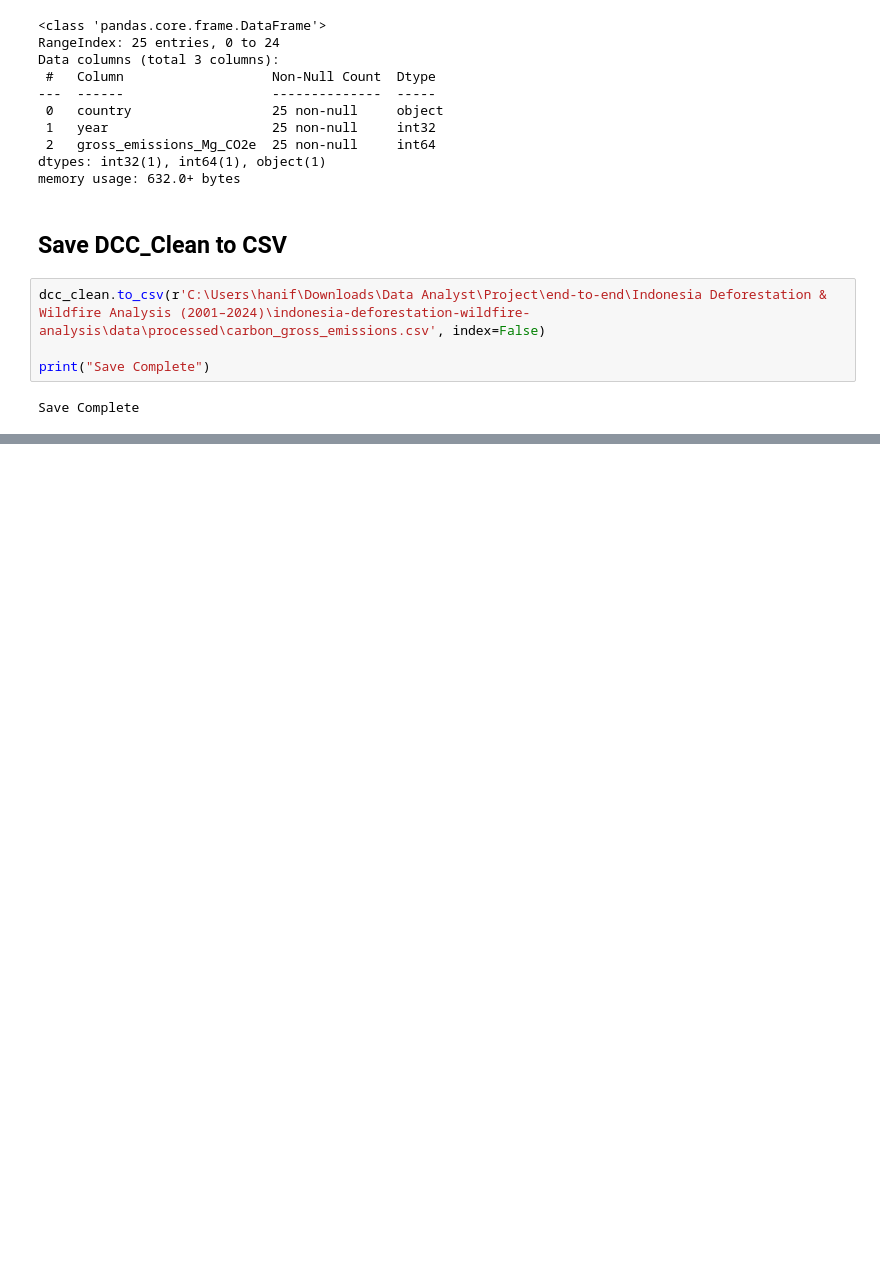
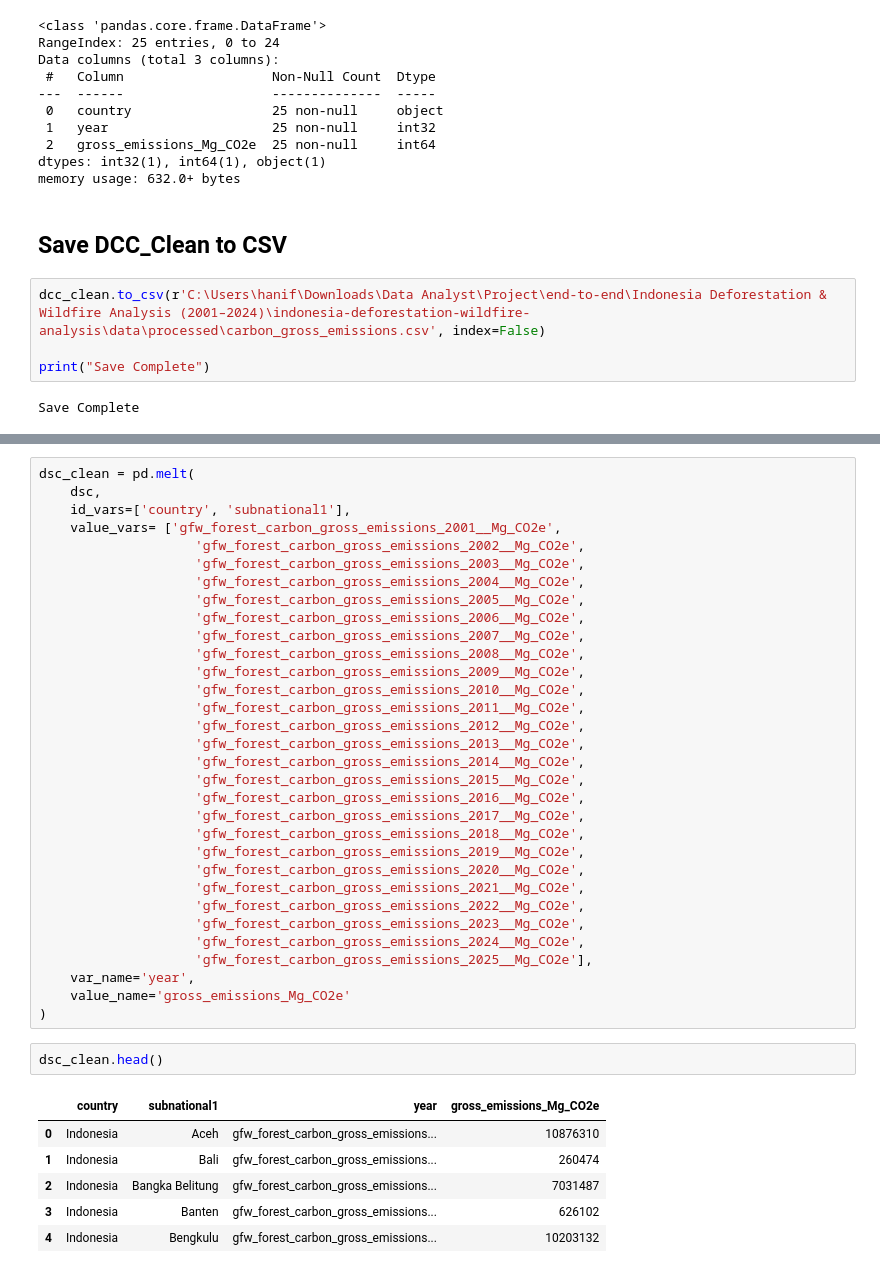
Before and after one commit to hanifahar29/indonesia-deforestation-wildfire-analysis, a Jupyter notebook: notebooks/forest_loss_data_cleaning.ipynb, the cells around one changed output, grey strips where cells are left out. Cells and saved outputs as stored; diff of their text form; blank space fills up the shorter version.

```diff
--- a/notebooks/forest_loss_data_cleaning.ipynb
+++ b/notebooks/forest_loss_data_cleaning.ipynb
@@ -663,0 +746,41 @@ Save Complete
+# %%
+dsc_clean = pd.melt(
+    dsc,
+    id_vars=['country', 'subnational1'],
+    value_vars= ['gfw_forest_carbon_gross_emissions_2001__Mg_CO2e',
+                    'gfw_forest_carbon_gross_emissions_2002__Mg_CO2e',
+                    'gfw_forest_carbon_gross_emissions_2003__Mg_CO2e',
+                    'gfw_forest_carbon_gross_emissions_2004__Mg_CO2e',
+                    'gfw_forest_carbon_gross_emissions_2005__Mg_CO2e',
+                    'gfw_forest_carbon_gross_emissions_2006__Mg_CO2e',
+                    'gfw_forest_carbon_gross_emissions_2007__Mg_CO2e',
+                    'gfw_forest_carbon_gross_emissions_2008__Mg_CO2e',
+                    'gfw_forest_carbon_gross_emissions_2009__Mg_CO2e',
+                    'gfw_forest_carbon_gross_emissions_2010__Mg_CO2e',
+                    'gfw_forest_carbon_gross_emissions_2011__Mg_CO2e',
+                    'gfw_forest_carbon_gross_emissions_2012__Mg_CO2e',
+                    'gfw_forest_carbon_gross_emissions_2013__Mg_CO2e',
+                    'gfw_forest_carbon_gross_emissions_2014__Mg_CO2e',
+                    'gfw_forest_carbon_gross_emissions_2015__Mg_CO2e',
+                    'gfw_forest_carbon_gross_emissions_2016__Mg_CO2e',
+                    'gfw_forest_carbon_gross_emissions_2017__Mg_CO2e',
+                    'gfw_forest_carbon_gross_emissions_2018__Mg_CO2e',
+                    'gfw_forest_carbon_gross_emissions_2019__Mg_CO2e',
+                    'gfw_forest_carbon_gross_emissions_2020__Mg_CO2e',
+                    'gfw_forest_carbon_gross_emissions_2021__Mg_CO2e',
+                    'gfw_forest_carbon_gross_emissions_2022__Mg_CO2e',
+                    'gfw_forest_carbon_gross_emissions_2023__Mg_CO2e',
+                    'gfw_forest_carbon_gross_emissions_2024__Mg_CO2e',
+                    'gfw_forest_carbon_gross_emissions_2025__Mg_CO2e'],
+    var_name='year',
+    value_name='gross_emissions_Mg_CO2e'
+)
+# %%
+dsc_clean.head()
+# %% [output]
+|  | country | subnational1 | year | gross_emissions_Mg_CO2e |
+| 0 | Indonesia | Aceh | gfw_forest_carbon_gross_emissions... | 10876310 |
+| 1 | Indonesia | Bali | gfw_forest_carbon_gross_emissions... | 260474 |
+| 2 | Indonesia | Bangka Belitung | gfw_forest_carbon_gross_emissions... | 7031487 |
+| 3 | Indonesia | Banten | gfw_forest_carbon_gross_emissions... | 626102 |
+| 4 | Indonesia | Bengkulu | gfw_forest_carbon_gross_emissions... | 10203132 |
```
Also changed, not shown: parts of 17 cells of this notebook.
